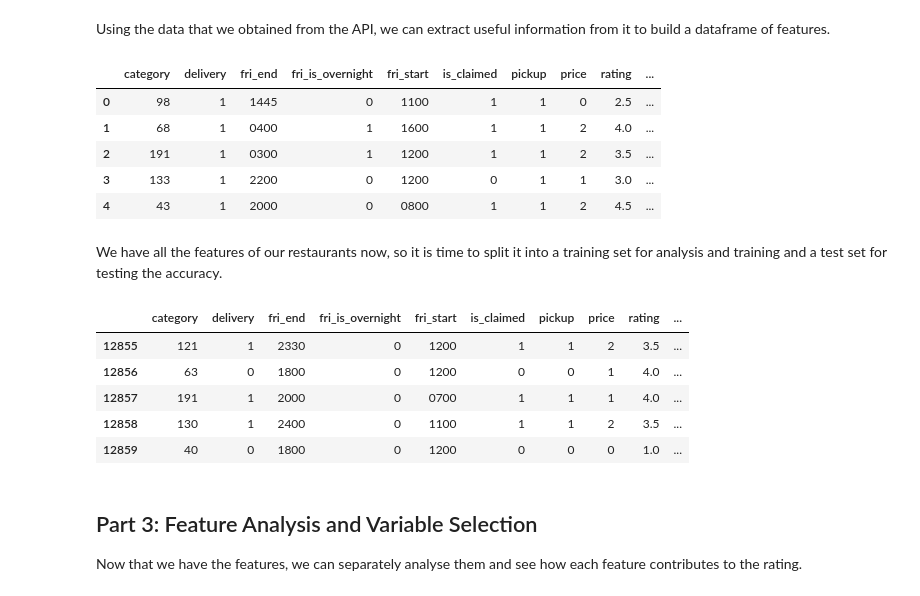
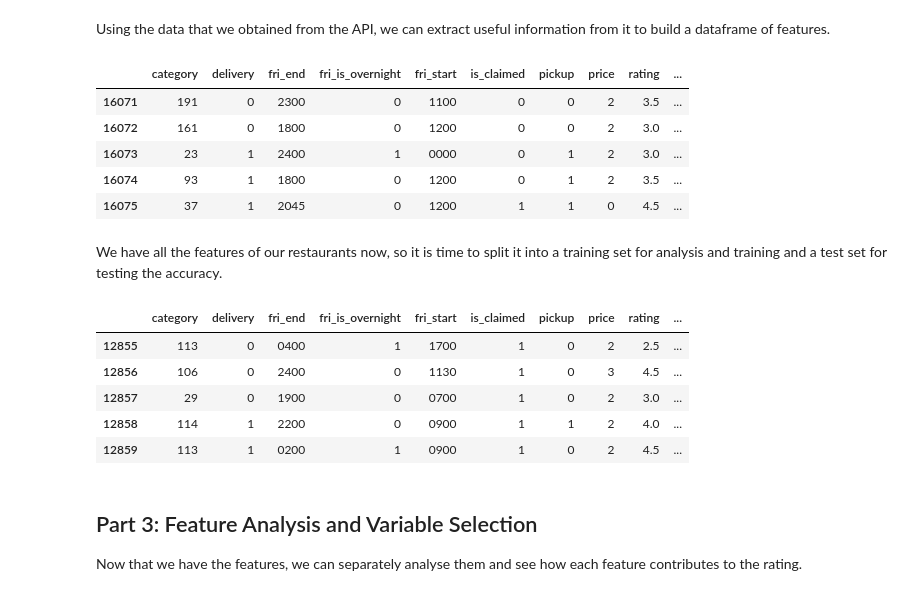
Before and after one commit to sandershihacker/yelp-rating-prediction, a Jupyter notebook: yelp_rating_prediction.ipynb, the cells around one changed output. Saved outputs shown, nothing was run; the diff lists cells and outputs as text; code cells hidden in the pictures.

Commit message:
Clean dataframe

```diff
--- a/yelp_rating_prediction.ipynb
+++ b/yelp_rating_prediction.ipynb
@@ -258,9 +258,10 @@ def extract_features(data):
         reservations.append(int("restaurant_reservation" in transactions))
         is_claimed.append(int(content.get('is_claimed', False)))
         if ('location' not in content) or ('zip_code' not in content['location']):
-            zipcodes.append('0')
+            zipcodes.append('00000')
         else:
-            zipcodes.append(content['location']['zip_code'])
+            zc = content['location'].get('zip_code', '00000')
+            zipcodes.append(zc if zc != '' else '00000')
         for day in days:
             if "hours" in content:
                 open_hours = content["hours"][0]["open"]
@@ -276,40 +277,40 @@ def extract_features(data):
 
     for day in days:
         hours[day] = np.array(hours[day])
     df_dict = {
         'price': prices,
         'category': categories,
         'pickup': pickups,
         'delivery': deliveries,
         'restaurant_reservation': reservations,
         'is_claimed': is_claimed,
         'zip_code': zipcodes,
         'rating': ratings,
         'wed_is_overnight': hours[2][:, 0].astype(int),
         'fri_is_overnight': hours[4][:, 0].astype(int),
         'sat_is_overnight': hours[5][:, 0].astype(int),
         'sun_is_overnight': hours[6][:, 0].astype(int),
         'wed_start': hours[2][:, 1],
         'fri_start': hours[4][:, 1],
         'sat_start': hours[5][:, 1],
         'sun_start': hours[6][:, 1],
         'wed_end': hours[2][:, 2],
         'fri_end': hours[4][:, 2],
         'sat_end': hours[5][:, 2],
         'sun_end': hours[6][:, 2]
     }
-    return pd.DataFrame(df_dict)
+    return pd.DataFrame(df_dict).dropna(axis=0, how='any')
 
 # Extract features from the loaded restaurant data
 labeled_features = extract_features(all_data)
-labeled_features.head()
+labeled_features.tail()
 # %% [output]
 |  | category | delivery | fri_end | fri_is_overnight | fri_start | is_claimed | pickup | price | rating | ... |
-| 0 | 98 | 1 | 1445 | 0 | 1100 | 1 | 1 | 0 | 2.5 | ... |
-| 1 | 68 | 1 | 0400 | 1 | 1600 | 1 | 1 | 2 | 4.0 | ... |
-| 2 | 191 | 1 | 0300 | 1 | 1200 | 1 | 1 | 2 | 3.5 | ... |
-| 3 | 133 | 1 | 2200 | 0 | 1200 | 0 | 1 | 1 | 3.0 | ... |
-| 4 | 43 | 1 | 2000 | 0 | 0800 | 1 | 1 | 2 | 4.5 | ... |
+| 16071 | 191 | 0 | 2300 | 0 | 1100 | 0 | 0 | 2 | 3.5 | ... |
+| 16072 | 161 | 0 | 1800 | 0 | 1200 | 0 | 0 | 2 | 3.0 | ... |
+| 16073 | 23 | 1 | 2400 | 1 | 0000 | 0 | 1 | 2 | 3.0 | ... |
+| 16074 | 93 | 1 | 1800 | 0 | 1200 | 0 | 1 | 2 | 3.5 | ... |
+| 16075 | 37 | 1 | 2045 | 0 | 1200 | 1 | 1 | 0 | 4.5 | ... |
 # %% [markdown]
 We have all the features of our restaurants now, so it is time to split it into
 a training set for analysis and training and a test set for testing the accuracy.
@@ -339,11 +340,11 @@ training_features, test_features = split_set(labeled_features)
 training_features.tail()
 # %% [output]
 |  | category | delivery | fri_end | fri_is_overnight | fri_start | is_claimed | pickup | price | rating | ... |
-| 12855 | 121 | 1 | 2330 | 0 | 1200 | 1 | 1 | 2 | 3.5 | ... |
-| 12856 | 63 | 0 | 1800 | 0 | 1200 | 0 | 0 | 1 | 4.0 | ... |
-| 12857 | 191 | 1 | 2000 | 0 | 0700 | 1 | 1 | 1 | 4.0 | ... |
-| 12858 | 130 | 1 | 2400 | 0 | 1100 | 1 | 1 | 2 | 3.5 | ... |
-| 12859 | 40 | 0 | 1800 | 0 | 1200 | 0 | 0 | 0 | 1.0 | ... |
+| 12855 | 113 | 0 | 0400 | 1 | 1700 | 1 | 0 | 2 | 2.5 | ... |
+| 12856 | 106 | 0 | 2400 | 0 | 1130 | 1 | 0 | 3 | 4.5 | ... |
+| 12857 | 29 | 0 | 1900 | 0 | 0700 | 1 | 0 | 2 | 3.0 | ... |
+| 12858 | 114 | 1 | 2200 | 0 | 0900 | 1 | 1 | 2 | 4.0 | ... |
+| 12859 | 113 | 1 | 0200 | 1 | 0900 | 1 | 0 | 2 | 4.5 | ... |
 # %% [markdown]
 <a id="step-3"></a>
 
```
Also changed, not shown: parts of 9 cells of this notebook.
